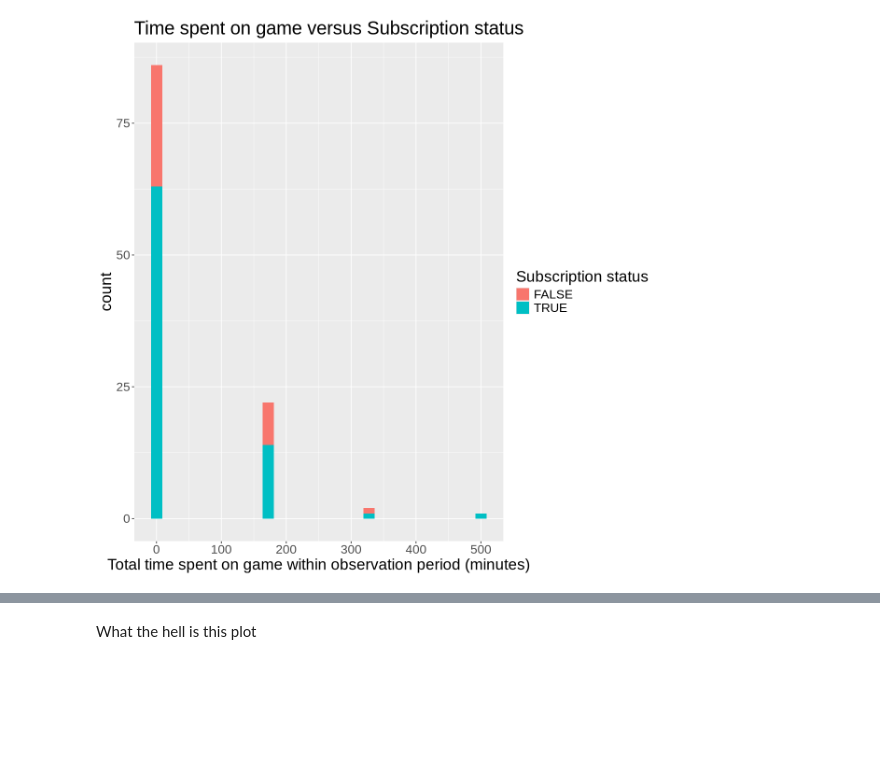
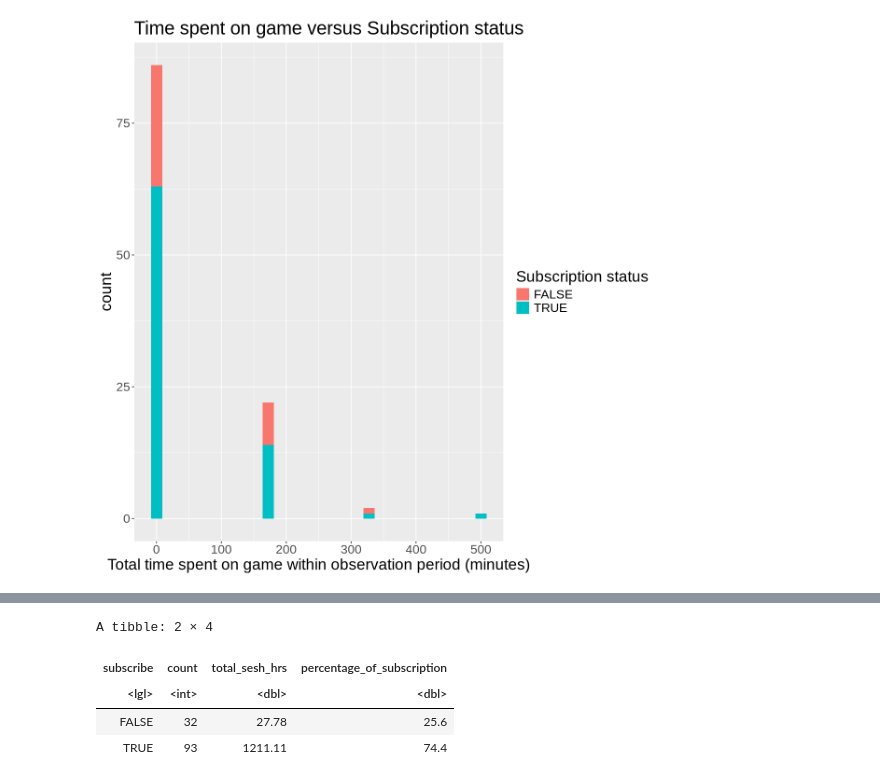
Before and after one commit to vanessapan07/dsci-project-009-19, a Jupyter notebook: projectplanning.ipynb, the cells around one changed output, grey strips where cells are left out. Cells and saved outputs as stored; diff of their text form; code cells hidden in the pictures; blank space fills up the shorter version.

```diff
--- a/projectplanning.ipynb
+++ b/projectplanning.ipynb
@@ -341,2 +320,14 @@ I made a second version of the time vs sub plot because of the outliers, and sin
-# %% [markdown]
-What the hell is this plot
+# %%
+subscribed_players <- combined_data|>
+    group_by(subscribe)|>
+    summarise(
+        count = n(),
+        total_sesh_hrs = round(sum(total_session_hrs, na.rm = TRUE), 2))|>
+    mutate(percentage_of_subscription = round(count/sum(count) *100, 2))
+subscribed_players
+# %% [output]
+A tibble: 2 × 4
+| subscribe | count | total_sesh_hrs | percentage_of_subscription |
+| <lgl> | <int> | <dbl> | <dbl> |
+| FALSE | 32 | 27.78 | 25.6 |
+| TRUE | 93 | 1211.11 | 74.4 |
```
Also changed, not shown: parts of 6 cells of this notebook.
